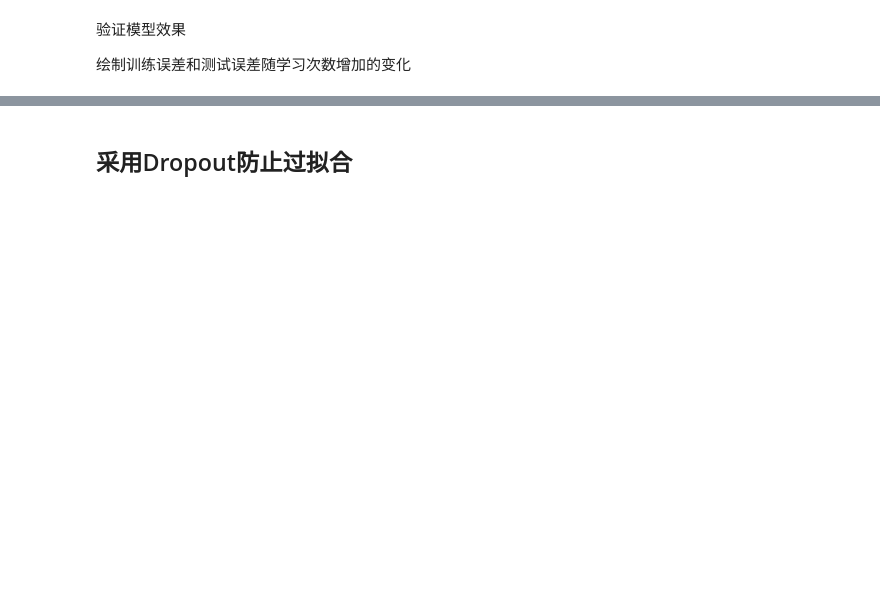
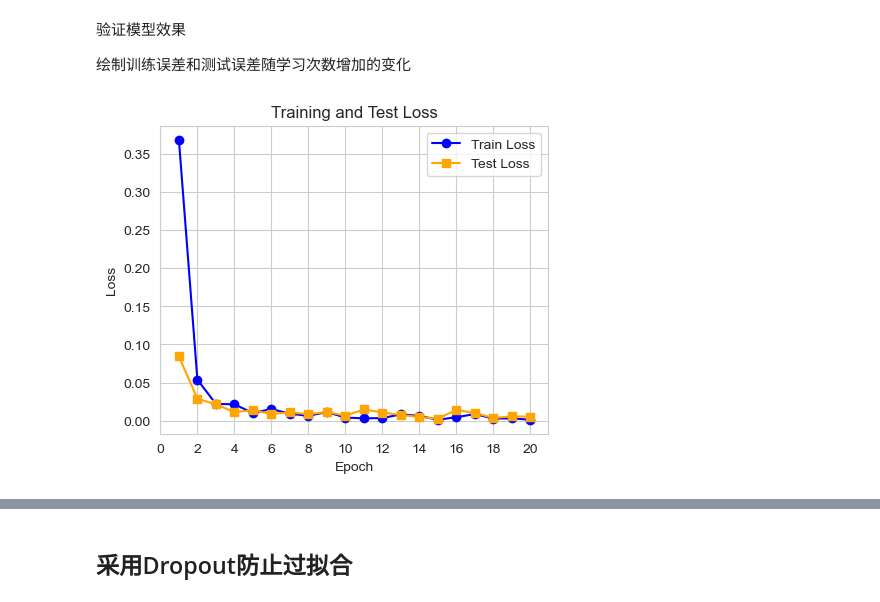
Before and after one commit to ehxu/MCNN-QCC, a Jupyter notebook: MCNN-QCC.ipynb, the cells around one changed output, grey strips where cells are left out. Drawn from its saved outputs; the diff is of its cells as text; code cells hidden in the pictures; blank space fills up the shorter version.

Commit message:
set epochs 20 and remove tools.py

```diff
--- a/MCNN-QCC.ipynb
+++ b/MCNN-QCC.ipynb
@@ -157,4 +403,4 @@ optimizer = optim.Adam(model_mlp.parameters(), lr=0.001)
 # 训练模型
 num_epochs = 20
 
-mlp_train_losses, mlp_test_losses, mlp_train_accs, mlp_test_accs = tl.model_trainer(num_epochs, train_dataloader, test_dataloader, model_mlp, criterion, optimizer)
+mlp_train_losses, mlp_test_losses, mlp_train_accs, mlp_test_accs = model_trainer(num_epochs, train_dataloader, test_dataloader, model_mlp, criterion, optimizer)
@@ -167,6 +431,8 @@ mlp_train_losses, mlp_test_losses, mlp_train_accs, mlp_test_accs = tl.model_trai
 绘制训练误差和测试误差随学习次数增加的变化
 # %%
 # Training and Test Loss
-tl.draw_loss(mlp_train_losses, mlp_test_losses)
+draw_loss(mlp_train_losses, mlp_test_losses)
+# %% [output]
+[figure, added]
 # %%
 # Accuracy Curve
```
Also changed, not shown: parts of 43 cells of this notebook, 2 other files.
